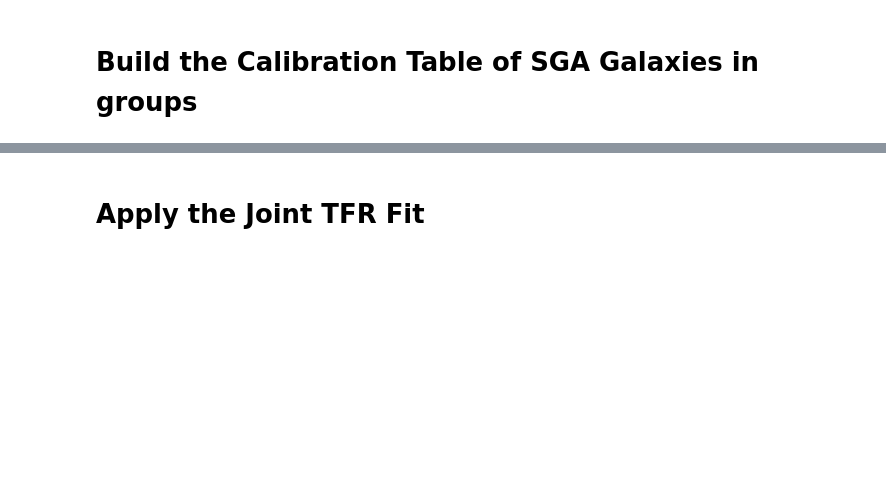
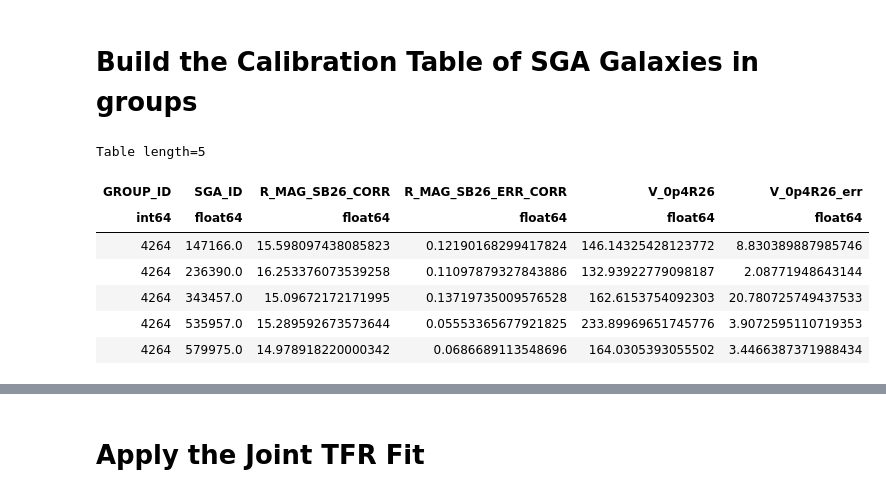
Before and after one commit to DESI-UR/DESI_SGA, a Jupyter notebook: TF/Y1/TF_Y1_cluster_calibration_MJ_Tempel.ipynb, the cells around one changed output, grey strips where cells are left out. Saved outputs shown, nothing was run; the diff lists cells and outputs as text; code cells hidden in the pictures; blank space fills up the shorter version.

```diff
--- a/TF/Y1/TF_Y1_cluster_calibration_MJ_Tempel.ipynb
+++ b/TF/Y1/TF_Y1_cluster_calibration_MJ_Tempel.ipynb
@@ -921,25 +952,33 @@ for cluster_id in sga_groups.keys():
 # %% [markdown]
 # Build the Calibration Table of SGA Galaxies in groups
 # %%
-caltab = None    # Table of selected groups and SGA galaxies
-rejtab = None    # Table of groups failing the selection
+caltab = None    # Table of selected clusters and SGA galaxies
+rejtab = None    # Table of clusters failing the selection
 
 for group_id, sga_ids in sga_groups.items():
     if group_id in keep_group:
         idx = np.in1d(VI_tab['SGA_ID'], sga_ids)
         grouptab = VI_tab[idx]
         grouptab['GROUP_ID'] = group_id
-
         caltab = grouptab if caltab is None else vstack([caltab, grouptab])
 
     else:
         idx = np.in1d(VI_tab['SGA_ID'], sga_ids)
         grouptab = VI_tab[idx]
         grouptab['GROUP_ID'] = group_id
 
         rejtab = grouptab if rejtab is None else vstack([rejtab, grouptab])
 
 # caltab.write('SGA-2020_iron_Vrot_cluster_calib_z0p1.fits', overwrite=True)
 
-caltab[['GROUP_ID', 'SGA_ID', 'R_MAG_SB26_CORR', 'R_MAG_SB26_ERR_CORR', 'V_0p4R26', 'V_0p4R26_err']]
+caltab[['GROUP_ID', 'SGA_ID', 'R_MAG_SB26_CORR', 'R_MAG_SB26_ERR_CORR', 'V_0p4R26', 'V_0p4R26_err']][:5]
+# %% [output]
+Table length=5
+| GROUP_ID | SGA_ID | R_MAG_SB26_CORR | R_MAG_SB26_ERR_CORR | V_0p4R26 | V_0p4R26_err |
+| int64 | float64 | float64 | float64 | float64 | float64 |
+| 4264 | 147166.0 | 15.598097438085823 | 0.12190168299417824 | 146.14325428123772 | 8.830389887985746 |
+| 4264 | 236390.0 | 16.253376073539258 | 0.11097879327843886 | 132.93922779098187 | 2.08771948643144 |
+| 4264 | 343457.0 | 15.09672172171995 | 0.13719735009576528 | 162.6153754092303 | 20.780725749437533 |
+| 4264 | 535957.0 | 15.289592673573644 | 0.05553365677921825 | 233.89969651745776 | 3.9072595110719353 |
+| 4264 | 579975.0 | 14.978918220000342 | 0.0686689113548696 | 164.0305393055502 | 3.4466387371988434 |
 # %%
```
Also changed, not shown: parts of 23 cells of this notebook, 2 other files.
